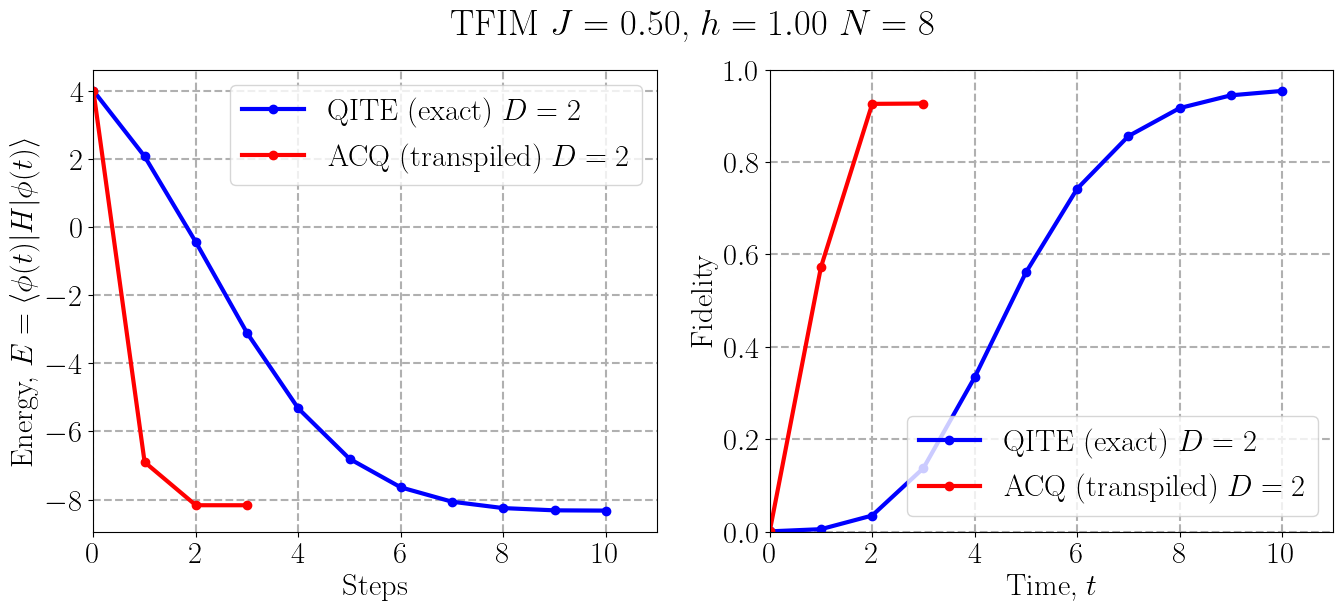
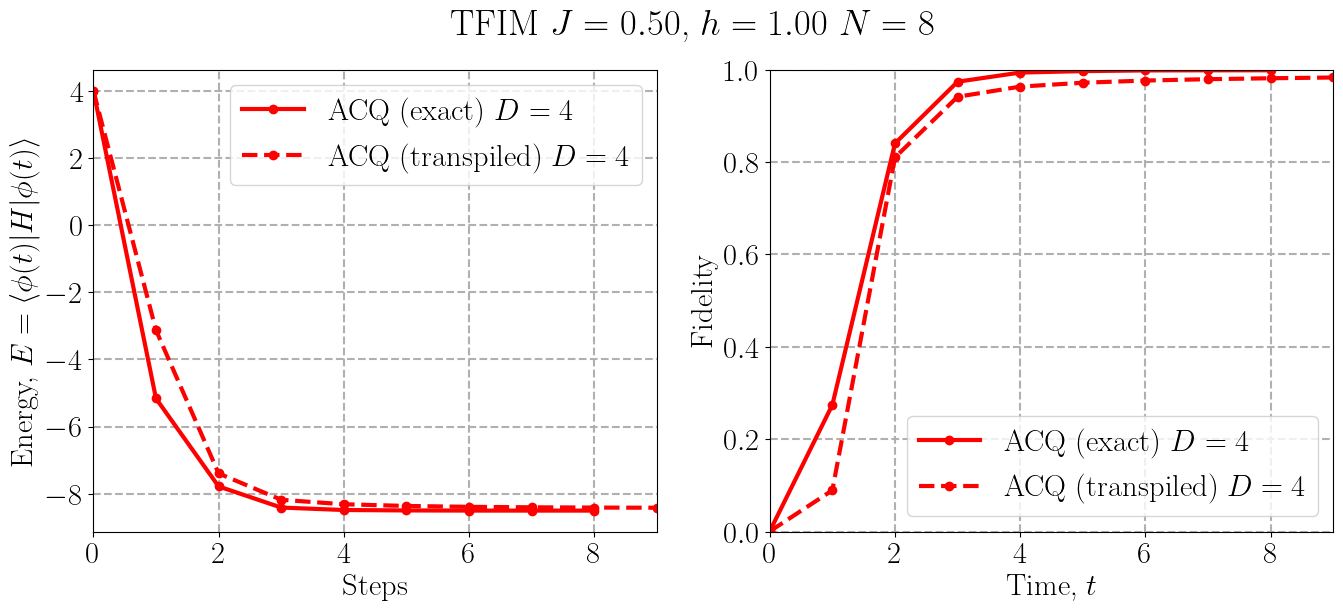
Code edit (unified diff) that turned the first committed figure into the second:
--- before
+++ after
@@ -11,18 +11,18 @@
 
 plt.subplot(1,2,1)
-plt.plot(EQ,'-bo',linewidth=3,label='QITE (exact) $D=%d$'%D)
-plt.plot(E_ACQ,'-ro',linewidth=3,label='ACQ (transpiled) $D=%d$'%D)
+plt.plot(EQ,'-ro',linewidth=3,label='ACQ (exact) $D=%d$'%D)
+plt.plot(E_ACQ,'--ro',linewidth=3,label='ACQ (transpiled) $D=%d$'%D)
 plt.xlabel("Steps")
 plt.ylabel("Energy, $E=\\langle \\phi(t)|H|\\phi(t)\\rangle$")
-plt.xlim(0,max(len(E_ACQ),len(EQ)))
+plt.xlim(0,min(len(E_ACQ),len(EQ)))
 plt.legend()
 plt.grid(linestyle = '--', linewidth = 1.5)
 
 plt.subplot(1,2,2)
-plt.plot(F_Q,'-bo',linewidth=3,label='QITE (exact) $D=%d$'%D)
-plt.plot(F_ACQ,'-ro',linewidth=3,label='ACQ (transpiled) $D=%d$'%D)
+plt.plot(F_Q,'-ro',linewidth=3,label='ACQ (exact) $D=%d$'%D)
+plt.plot(F_ACQ,'--ro',linewidth=3,label='ACQ (transpiled) $D=%d$'%D)
 plt.xlabel("Time, $t$")
 plt.ylabel("Fidelity")
-plt.xlim(0,max(len(E_ACQ),len(EQ)))
+plt.xlim(0,min(len(E_ACQ),len(EQ)))
 plt.ylim(0,1)
 plt.legend()

Commit: Added plots for the transpilation comparison